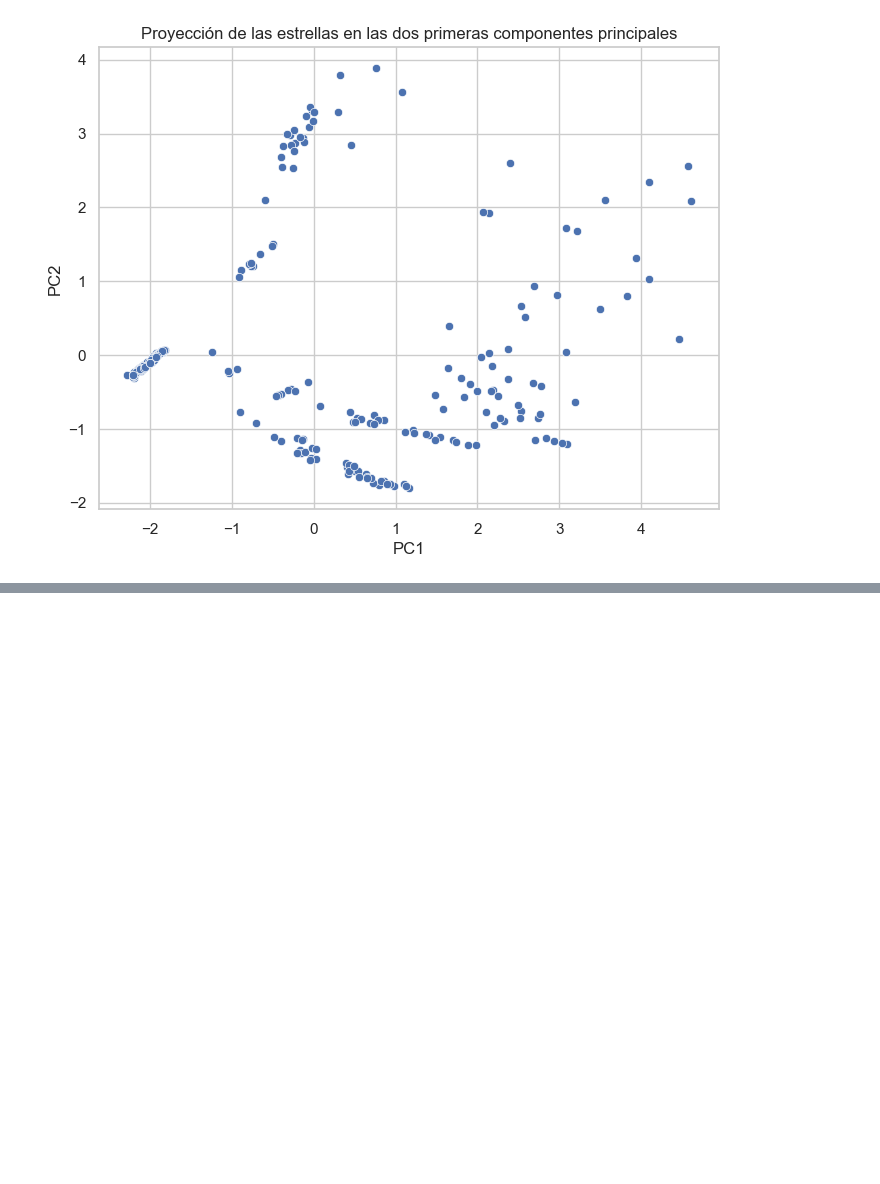
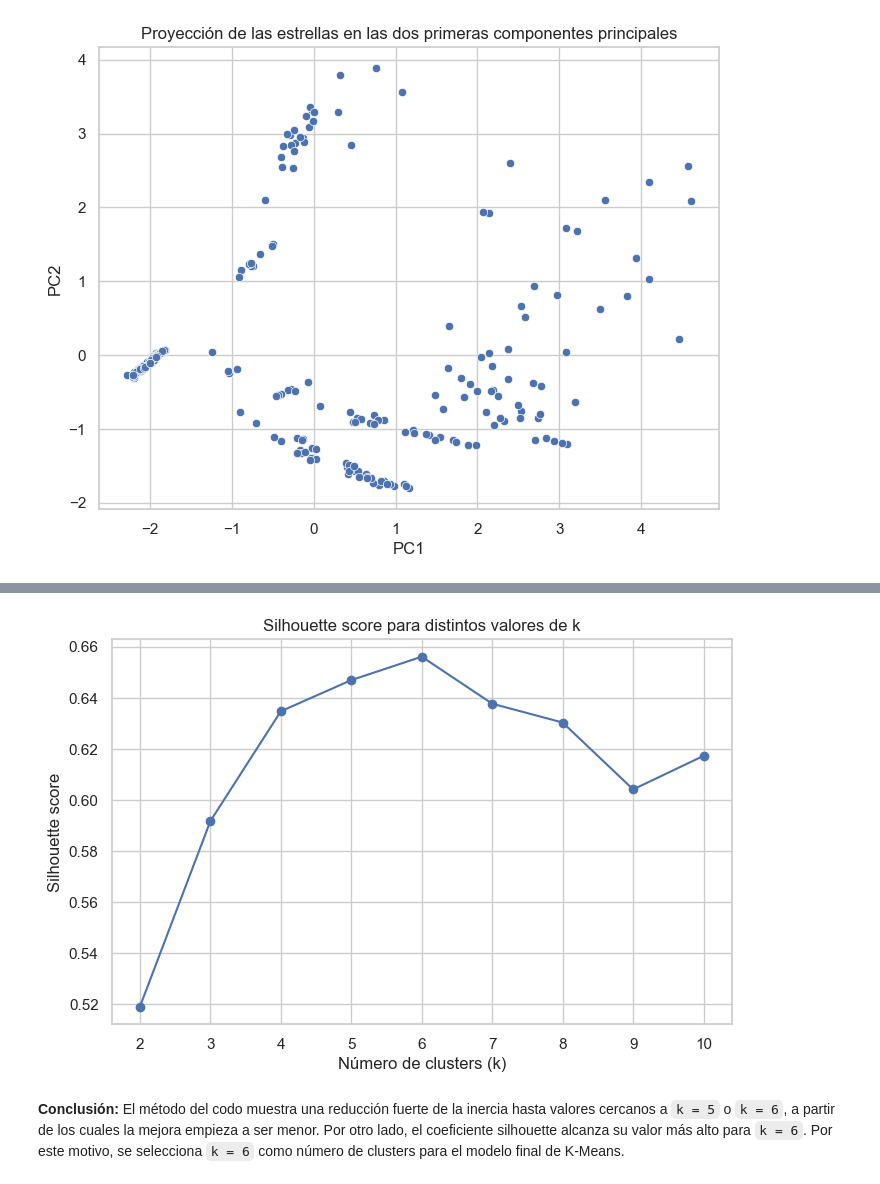
Before and after one commit to DiegoVa6/Grupo05_Practica2, a Jupyter notebook: practica2_estrellas.ipynb, the cells around one changed output, grey strips where cells are left out. Drawn from its saved outputs; the diff is of its cells as text; code cells hidden in the pictures; blank space fills up the shorter version.

```diff
--- a/practica2_estrellas.ipynb
+++ b/practica2_estrellas.ipynb
@@ -452,0 +507,11 @@ plt.show()
+# %%
+plt.figure(figsize=(8, 5))
+plt.plot(kmeans_results["k"], kmeans_results["silhouette"], marker="o")
+plt.title("Silhouette score para distintos valores de k")
+plt.xlabel("Número de clusters (k)")
+plt.ylabel("Silhouette score")
+plt.show()
+# %% [output]
+[figure, added]
+# %% [markdown]
+**Conclusión:**  El método del codo muestra una reducción fuerte de la inercia hasta valores cercanos a `k = 5` o `k = 6`, a partir de los cuales la mejora empieza a ser menor. Por otro lado, el coeficiente silhouette alcanza su valor más alto para `k = 6`. Por este motivo, se selecciona `k = 6` como número de clusters para el modelo final de K-Means.
```
Also changed, not shown: parts of 36 cells of this notebook.
